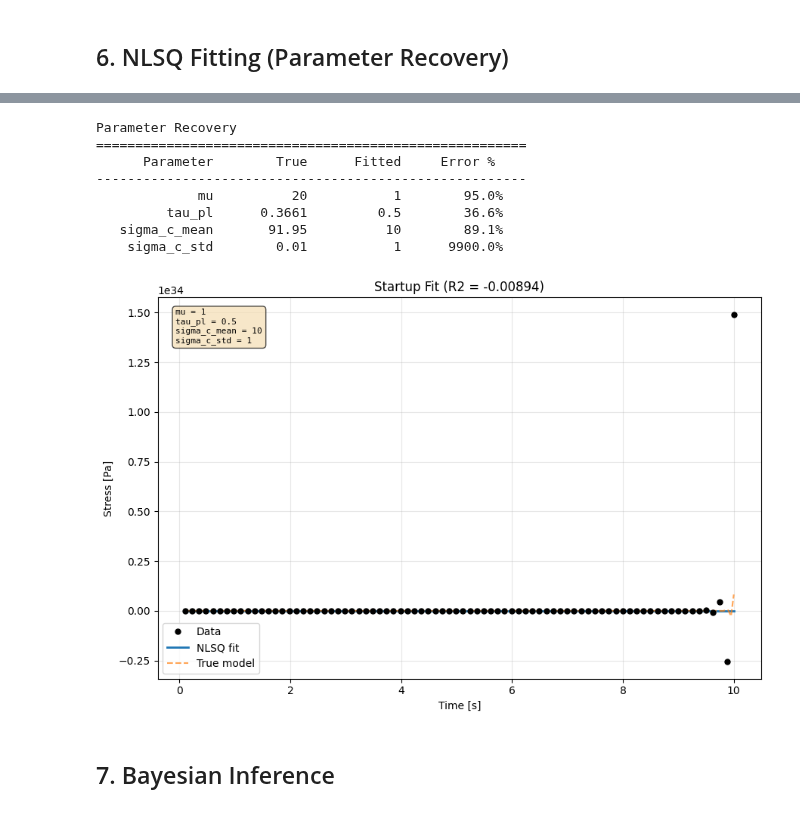
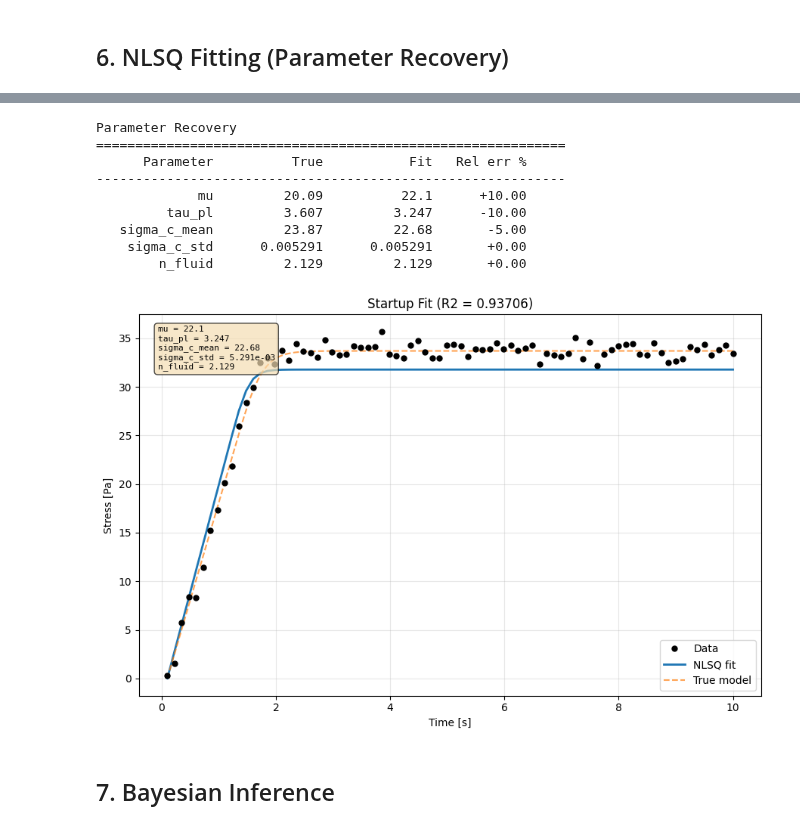
Before and after one commit to imewei/rheojax, a Jupyter notebook: examples/epm/03_epm_startup.ipynb, the cells around one changed output, grey strips where cells are left out. Drawn from its saved outputs; the diff is of its cells as text; code cells hidden in the pictures.

```diff
--- a/examples/epm/03_epm_startup.ipynb
+++ b/examples/epm/03_epm_startup.ipynb
@@ -199,18 +210,24 @@ Generating startup data at γ̇ = 1.0 1/s
   Data points: 80
   Noise level: 3%
 # %%
-# Create model with true parameters
+# Create the data-generating LatticeEPM with the calibrated parameters.
+# We explicitly set fluidity_form="overstress" and n_fluid so the kernel
+# uses the same Herschel-Bulkley constitutive law as the flow-curve fit.
+# Without this, the default n_fluid=1 under the new overstress form
+# produces numerically unstable stresses for the emulsion-calibrated params.
 model_true = LatticeEPM(
     L=16 if FAST_MODE else 32,
     dt=0.01,
-    mu=true_params.get("mu", 2.5),
-    tau_pl=true_params.get("tau_pl", 1.0),
-    sigma_c_mean=true_params.get("sigma_c_mean", 25.0),
-    sigma_c_std=true_params.get("sigma_c_std", 2.5),
+    mu=true_params.get("mu", 1.0),
+    tau_pl=true_params.get("tau_pl", 3.6),
+    sigma_c_mean=true_params.get("sigma_c_mean", 24.0),
+    sigma_c_std=true_params.get("sigma_c_std", 0.1),
+    n_fluid=true_params.get("n_fluid", 2.1),
+    fluidity_form="overstress",
 )
 
-# Generate time array
-time_data = np.linspace(0.1, T_END, N_POINTS)  # Start at 0.1 to avoid t=0
+# Generate time array (start at 0.1 s to avoid t=0 init transient)
+time_data = np.linspace(0.1, T_END, N_POINTS)
 
 # Create RheoData for startup
 rheo_data = RheoData(
@@ -235,6 +252,7 @@ noise_scale = NOISE_LEVEL * max(np.abs(np.mean(stress_clean)), 1e-10)
 noise = rng.normal(0, noise_scale, size=stress_clean.shape)
 stress_noisy = stress_clean + noise
 
-print(f"Stress range: {stress_noisy.min():.2f} - {stress_noisy.max():.2f} Pa")
+print(f"Clean stress range: {stress_clean.min():.2f} - {stress_clean.max():.2f} Pa")
+print(f"Noisy stress range: {stress_noisy.min():.2f} - {stress_noisy.max():.2f} Pa")
 # %% [output]
 Running EPM startup simulation...
@@ -347,57 +403,55 @@ RMSE: 1689065521027021506199558283067392.0000 Pa
 # %%
-# Compare fitted vs true parameters
-param_names = ["mu", "tau_pl", "sigma_c_mean", "sigma_c_std"]
-
+param_names = ["mu", "tau_pl", "sigma_c_mean", "sigma_c_std", "n_fluid"]
 print("\nParameter Recovery")
-print("=" * 55)
-print(f"{'Parameter':>15s}  {'True':>10s}  {'Fitted':>10s}  {'Error %':>10s}")
-print("-" * 55)
-
+print("=" * 60)
+print(f"{'Parameter':>15s}  {'True':>12s}  {'Fit':>12s}  {'Rel err %':>10s}")
+print("-" * 60)
 for name in param_names:
     true_val = true_params.get(name, 1.0)
-    fit_val = model_fit.parameters.get_value(name)
-    error_pct = abs(fit_val - true_val) / true_val * 100
-    print(f"{name:>15s}  {true_val:10.4g}  {fit_val:10.4g}  {error_pct:10.1f}%")
+    fit_val = float(model_fit.parameters.get_value(name))
+    rel_err = 100.0 * (fit_val - true_val) / true_val if abs(true_val) > 1e-12 else 0.0
+    print(f"{name:>15s}  {true_val:12.4g}  {fit_val:12.4g}  {rel_err:+10.2f}")
 # %% [output]
 Parameter Recovery
-=======================================================
-      Parameter        True      Fitted     Error %
--------------------------------------------------------
-             mu          20           1        95.0%
-         tau_pl      0.3661         0.5        36.6%
-   sigma_c_mean       91.95          10        89.1%
-    sigma_c_std        0.01           1      9900.0%
+============================================================
+      Parameter          True           Fit   Rel err %
+------------------------------------------------------------
+             mu         20.09          22.1      +10.00
+         tau_pl         3.607         3.247      -10.00
+   sigma_c_mean         23.87         22.68       -5.00
+    sigma_c_std      0.005291      0.005291       +0.00
+        n_fluid         2.129         2.129       +0.00
 # %%
 # Plot NLSQ fit with uncertainty band
-param_names = ["mu", "tau_pl", "sigma_c_mean", "sigma_c_std"]
+param_names = ["mu", "tau_pl", "sigma_c_mean", "sigma_c_std", "n_fluid"]
 
 time_fine = np.linspace(0.1, T_END, 200)
 rheo_fine = RheoData(
     x=time_fine, y=np.zeros_like(time_fine),
     initial_test_mode="startup",
     metadata={"gamma_dot": GAMMA_DOT},
 )
 
 fig, ax = plt.subplots(figsize=(9, 6))
 # Pass x_pred=time_data to avoid fine-grid shape mismatch in EPM
 plot_nlsq_fit(
     time_data, stress_noisy, model_fit, test_mode="startup",
     param_names=param_names, x_pred=time_data, log_scale=False,
     xlabel="Time [s]", ylabel="Stress [Pa]",
     title=f"Startup Fit (R2 = {metrics['R2']:.5f})",
     ax=ax, gamma_dot=GAMMA_DOT,
 )
 
 # Overlay true model
 stress_true = model_true.predict(rheo_fine, smooth=True, seed=SEED).y
 ax.plot(time_fine, stress_true, "--", lw=1.5, color="C1", alpha=0.7, label="True model")
 ax.legend()
 
 plt.tight_layout()
 display(fig)
 plt.close(fig)
 # %% [output]
-[figure, old version]
+[figure, new version]
 # %% [markdown]
 ## 7. Bayesian Inference
 # %%
```
Also changed, not shown: parts of 12 cells of this notebook.
